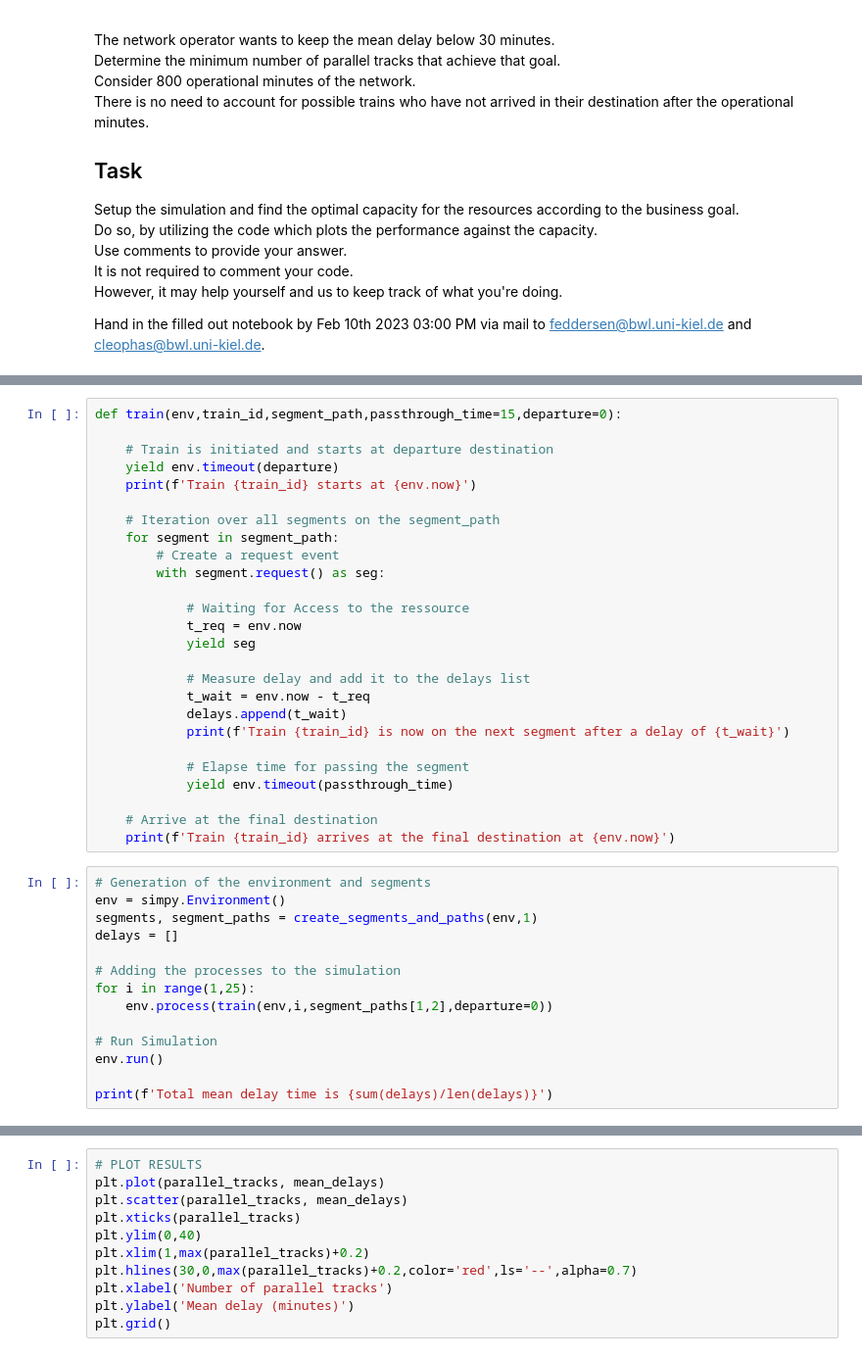
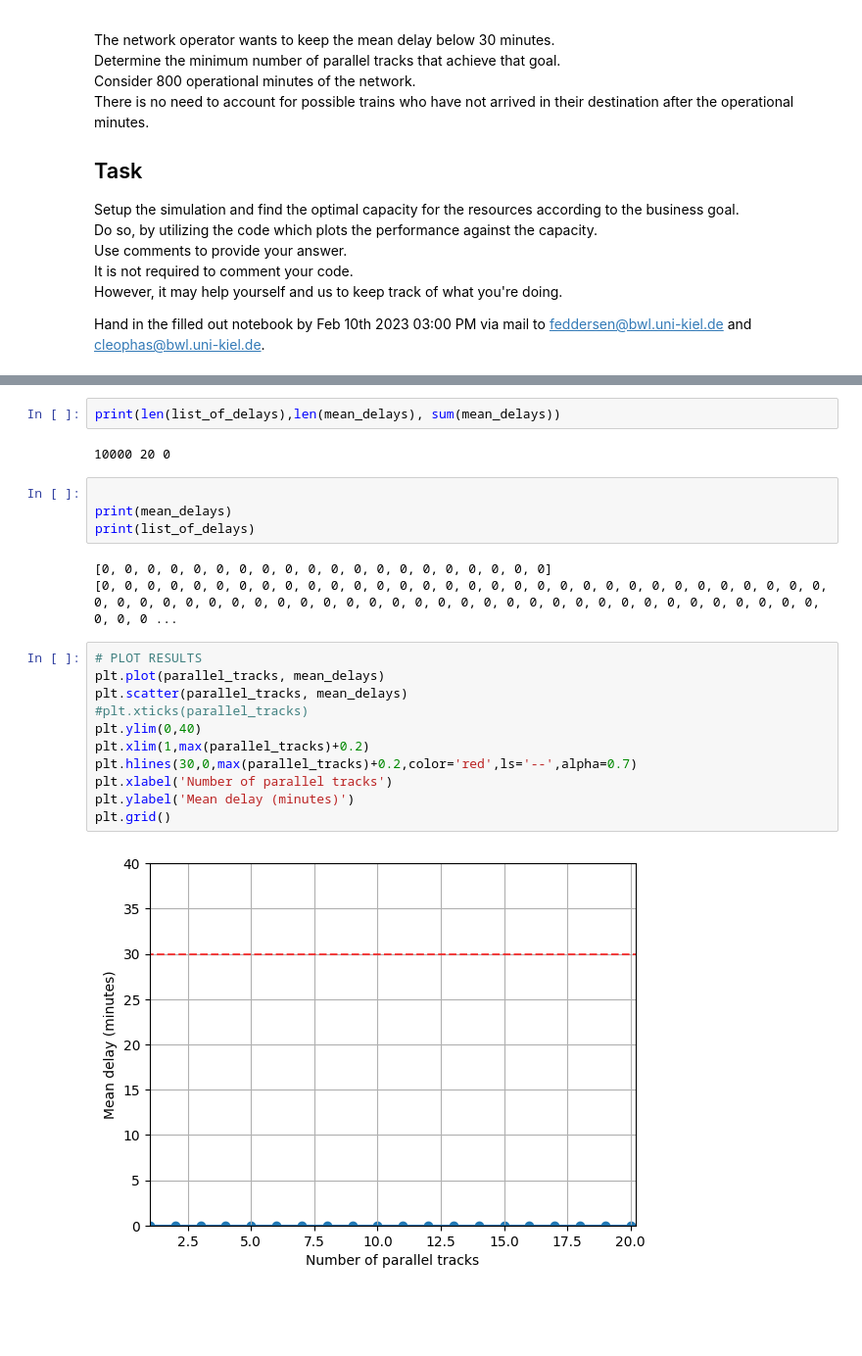
Before and after one commit to MarcoDrsn/CMB_Bonus, a Jupyter notebook: 5_tracks_bonus.ipynb, the cells around one changed output, grey strips where cells are left out. Shown at 98% size. Saved outputs shown, nothing was run; the diff lists cells and outputs as text; blank space fills up the shorter version.

```diff
--- a/5_tracks_bonus.ipynb
+++ b/5_tracks_bonus.ipynb
@@ -141,40 +37,0 @@ Task: One train passing which passes through its segment_path, waiting for segme
-# %%
-def train(env,train_id,segment_path,passthrough_time=15,departure=0):
-
-    # Train is initiated and starts at departure destination
-    yield env.timeout(departure)
-    print(f'Train {train_id} starts at {env.now}')
-
-    # Iteration over all segments on the segment_path
-    for segment in segment_path:
-        # Create a request event
-        with segment.request() as seg:
-
-            # Waiting for Access to the ressource
-            t_req = env.now
-            yield seg
-
-            # Measure delay and add it to the delays list
-            t_wait = env.now - t_req
-            delays.append(t_wait)
-            print(f'Train {train_id} is now on the next segment after a delay of {t_wait}')
-
-            # Elapse time for passing the segment
-            yield env.timeout(passthrough_time)
-
-    # Arrive at the final destination
-    print(f'Train {train_id} arrives at the final destination at {env.now}')
-# %%
-# Generation of the environment and segments
-env = simpy.Environment()
-segments, segment_paths = create_segments_and_paths(env,1)
-delays = []
-
-# Adding the processes to the simulation
-for i in range(1,25):
-    env.process(train(env,i,segment_paths[1,2],departure=0))
-
-# Run Simulation
-env.run()
-
-print(f'Total mean delay time is {sum(delays)/len(delays)}')
@@ -202,11 +148,24 @@ for i in range(0,500):
+# %%
+print(len(list_of_delays),len(mean_delays), sum(mean_delays))
+# %% [output]
+10000 20 0
+# %%
+
+print(mean_delays)
+print(list_of_delays)
+# %% [output]
+[0, 0, 0, 0, 0, 0, 0, 0, 0, 0, 0, 0, 0, 0, 0, 0, 0, 0, 0, 0]
+[0, 0, 0, 0, 0, 0, 0, 0, 0, 0, 0, 0, 0, 0, 0, 0, 0, 0, 0, 0, 0, 0, 0, 0, 0, 0, 0, 0, 0, 0, 0, 0, 0, 0, 0, 0, 0, 0, 0, 0, 0, 0, 0, 0, 0, 0, 0, 0, 0, 0, 0, 0, 0, 0, 0, 0, 0, 0, 0, 0, 0, 0, 0, 0, 0, 0, 0 ...
 # %%
 # PLOT RESULTS
 plt.plot(parallel_tracks, mean_delays)
 plt.scatter(parallel_tracks, mean_delays)
-plt.xticks(parallel_tracks)
+#plt.xticks(parallel_tracks)
 plt.ylim(0,40)
 plt.xlim(1,max(parallel_tracks)+0.2)
 plt.hlines(30,0,max(parallel_tracks)+0.2,color='red',ls='--',alpha=0.7)
 plt.xlabel('Number of parallel tracks')
 plt.ylabel('Mean delay (minutes)')
 plt.grid()
+# %% [output]
+[figure, added]
```
Also changed, not shown: parts of 5 cells of this notebook.
